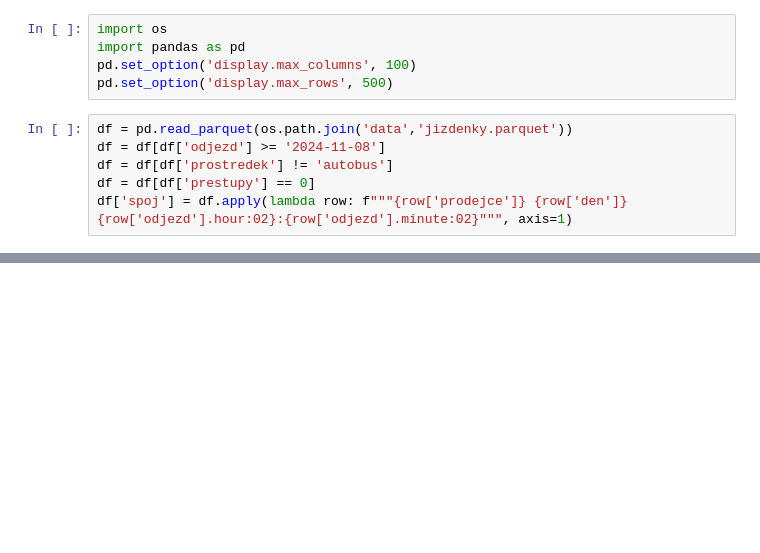
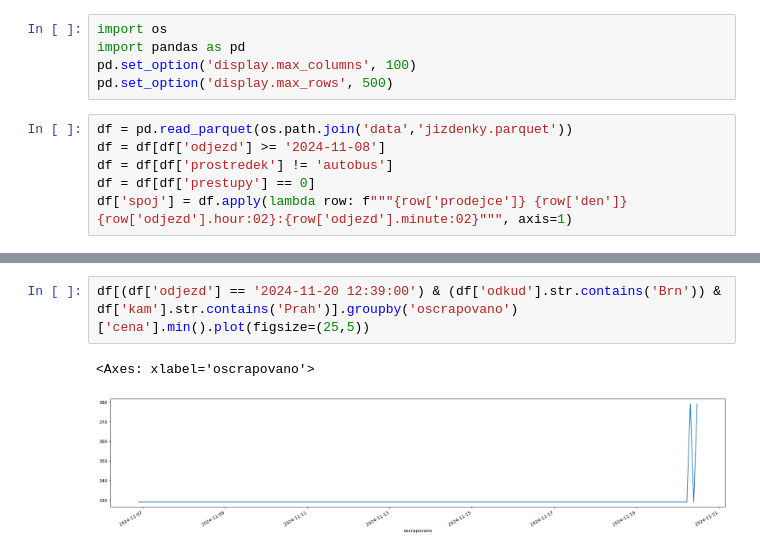
Before and after one commit to DataRozhlas/ceny-jizdenek, a Jupyter notebook: 115_cenovy_rozptyl_jednotlivych_spoju.ipynb, the cells around one changed output, grey strips where cells are left out. Saved outputs shown, nothing was run; the diff lists cells and outputs as text; blank space fills up the shorter version.

```diff
--- a/115_cenovy_rozptyl_jednotlivych_spoju.ipynb
+++ b/115_cenovy_rozptyl_jednotlivych_spoju.ipynb
@@ -31,0 +71,5 @@ Name: cena, dtype: float64
+# %%
+df[(df['odjezd'] == '2024-11-20 12:39:00') & (df['odkud'].str.contains('Brn')) & df['kam'].str.contains('Prah')].groupby('oscrapovano')['cena'].min().plot(figsize=(25,5))
+# %% [output]
+<Axes: xlabel='oscrapovano'>
+[figure, added]
```
Also changed, not shown: parts of 5 cells of this notebook, 21 other files.
